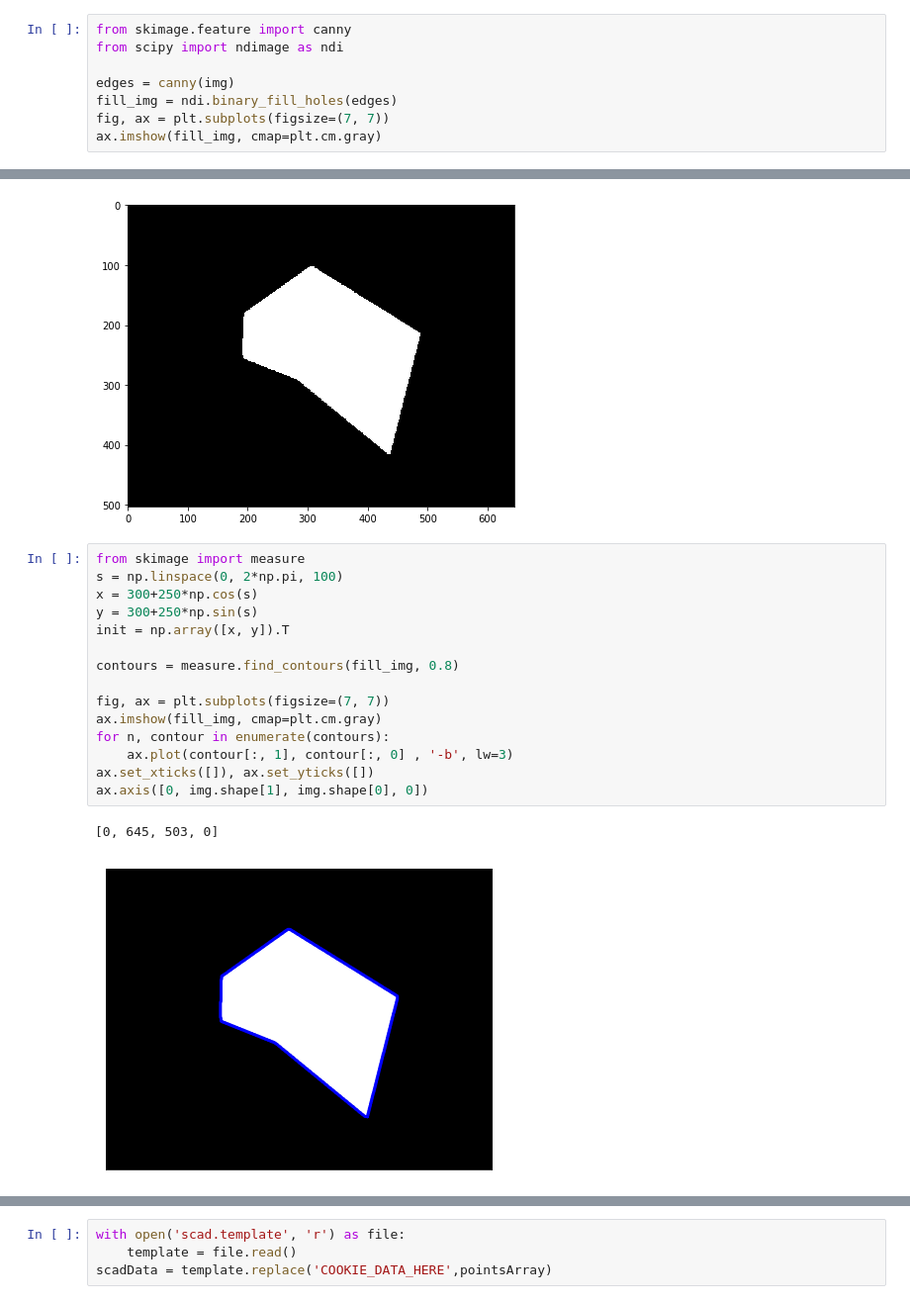
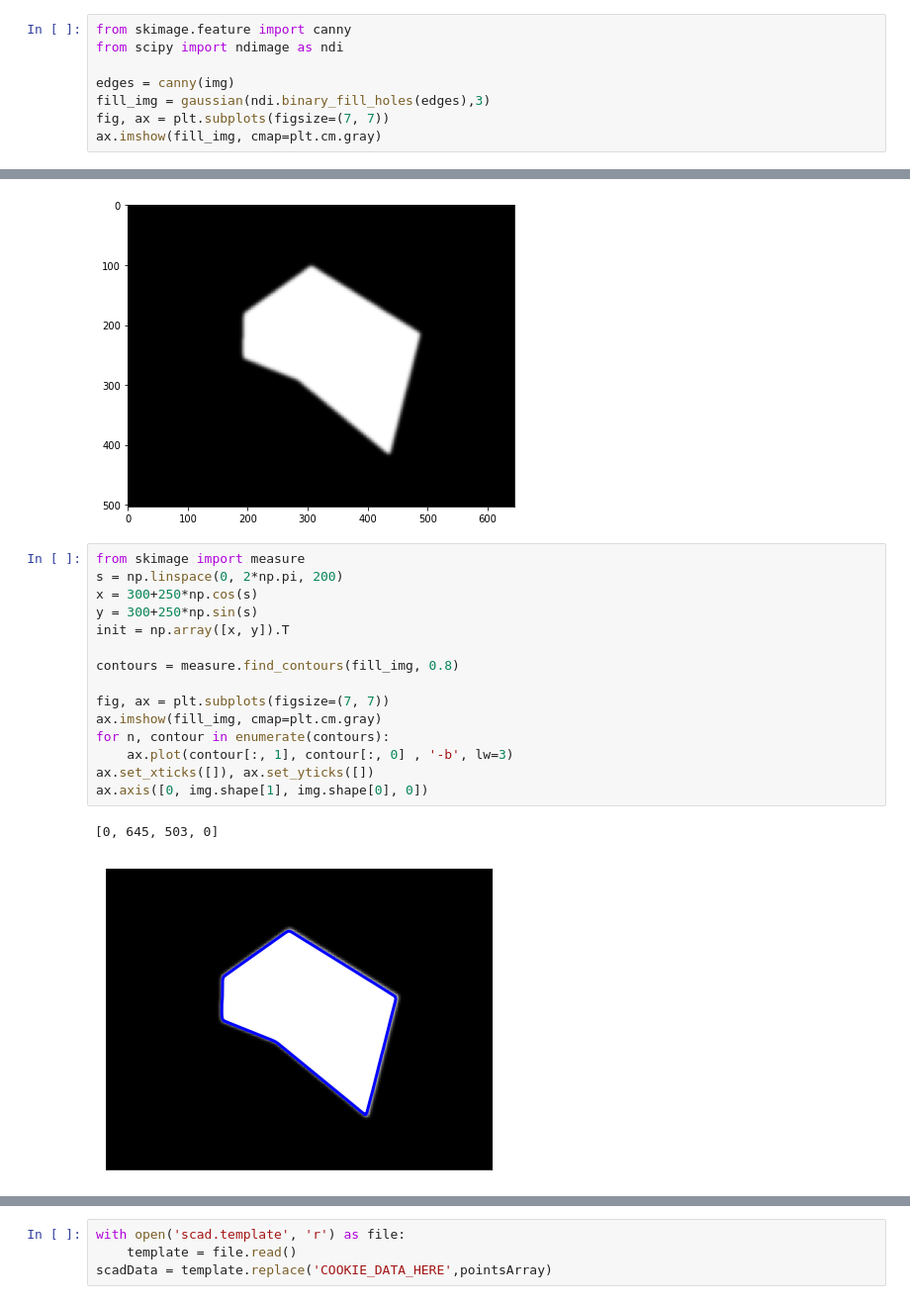
Before and after one commit to dfirebaugh/CookieCutterMonster, a Jupyter notebook: Cookie Cutter Sample Image Processing.ipynb, the cells around one changed output, grey strips where cells are left out. Shown at 99% size. Saved outputs shown, nothing was run; the diff lists cells and outputs as text.

```diff
--- a/Cookie Cutter Sample Image Processing.ipynb
+++ b/Cookie Cutter Sample Image Processing.ipynb
@@ -38,7 +38,7 @@ from skimage.feature import canny
 from scipy import ndimage as ndi
 
 edges = canny(img)
-fill_img = ndi.binary_fill_holes(edges)
+fill_img = gaussian(ndi.binary_fill_holes(edges),3)
 fig, ax = plt.subplots(figsize=(7, 7))
 ax.imshow(fill_img, cmap=plt.cm.gray)
 # %% [output]
@@ -46,21 +46,21 @@ ax.imshow(fill_img, cmap=plt.cm.gray)
 [figure]
 # %%
 from skimage import measure
-s = np.linspace(0, 2*np.pi, 100)
+s = np.linspace(0, 2*np.pi, 200)
 x = 300+250*np.cos(s)
 y = 300+250*np.sin(s)
 init = np.array([x, y]).T
 
 contours = measure.find_contours(fill_img, 0.8)
 
 fig, ax = plt.subplots(figsize=(7, 7))
 ax.imshow(fill_img, cmap=plt.cm.gray)
 for n, contour in enumerate(contours):
     ax.plot(contour[:, 1], contour[:, 0] , '-b', lw=3)
 ax.set_xticks([]), ax.set_yticks([])
 ax.axis([0, img.shape[1], img.shape[0], 0])
 # %% [output]
 [0, 645, 503, 0]
-[figure, old version]
+[figure, new version]
 # %%
 
```
Also changed, not shown: parts of 2 cells of this notebook, 5 other files.
